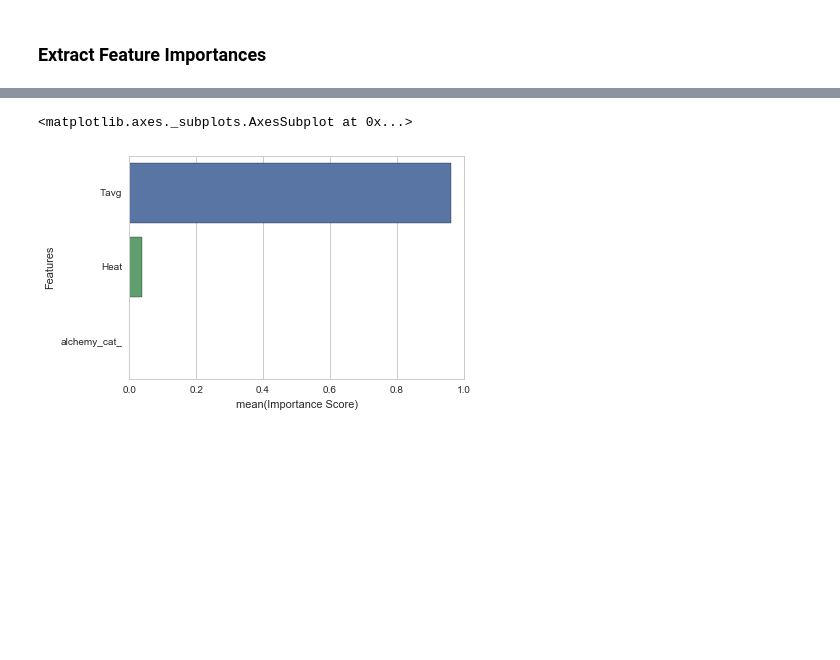
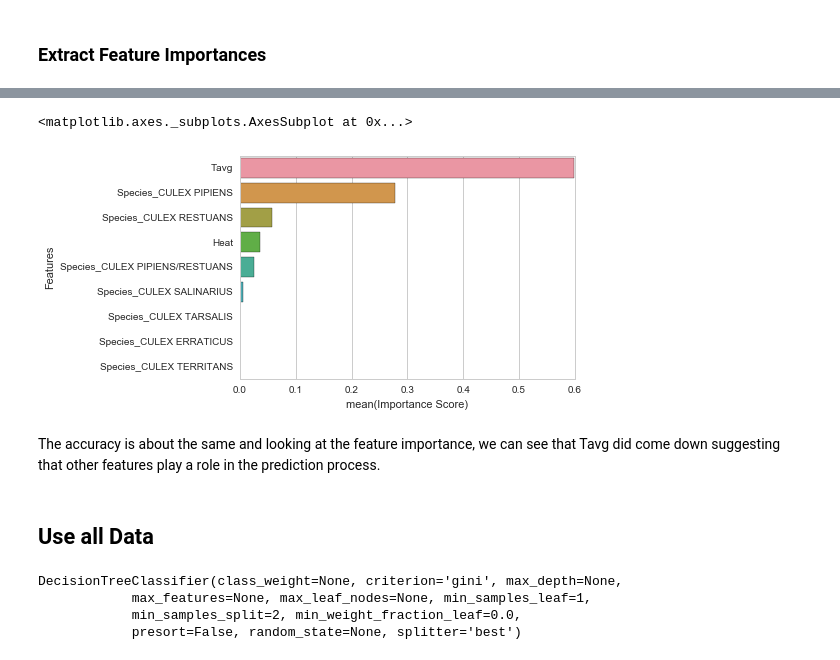
Before and after one commit to rhsu0268/West-Nile-Virus, a Jupyter notebook: Random_Forest.ipynb, the cells around one changed output, grey strips where cells are left out. Cells and saved outputs as stored; diff of their text form; code cells hidden in the pictures; blank space fills up the shorter version.

Commit message:
Added notes to the Random Forest model

```diff
--- a/Random_Forest.ipynb
+++ b/Random_Forest.ipynb
@@ -331,0 +372,6 @@ def combine_dummies(dummy_prefixes):
+# %%
+# Instantiate model using default params
+tm = tree.DecisionTreeClassifier(max_depth=2, min_samples_leaf=5)
+
+# Train model on training set
+tm.fit(X_train, y_train)
@@ -331,0 +392,6 @@ def combine_dummies(dummy_prefixes):
+# %%
+# Instantiate model
+rf = ensemble.RandomForestClassifier(n_estimators=50)
+
+# Train model on training set
+rf.fit(X_train, y_train)
@@ -332,15 +471,47 @@ def combine_dummies(dummy_prefixes):
 # %%
-# Plot importances with dummy features combined
-feature_names = X.columns
+# Plot importances for all features
+features = X.columns
 feature_importances = rf.feature_importances_
 
-feature_dict = dict(zip(feature_names, feature_importances))
-feature_dict = combine_dummies(feature_dummy_prefixes)
-
-features_df = pd.DataFrame(feature_dict.items(), columns=['Features', 'Importance Score'])
+features_df = pd.DataFrame({'Features': features, 'Importance Score': feature_importances})
 features_df.sort_values('Importance Score', inplace=True, ascending=False)
 
 sns.barplot(y='Features', x='Importance Score', data=features_df)
 # %% [output]
 <matplotlib.axes._subplots.AxesSubplot at 0x...>
-[figure, old version]
+[figure, new version]
+# %% [markdown]
+The accuracy is about the same and looking at the feature importance, we can see that Tavg did come down suggesting that other features play a role in the prediction process.
+# %% [markdown]
+## Use all Data
+# %%
+# Set features to use
+features = ['Tavg', 'Heat'] + \
+           filter(lambda x: x.startswith('Species_'), EDA.final_numeric_data.columns)
+
+# Set target variable name
+target = 'WnvPresent'
+
+# Set X and y
+X_train = EDA.final_numeric_data[features]
+y_train = EDA.final_numeric_data[target]
+
+# Create separate training and test sets with 60/40 train/test split
+#X_train, X_test, y_train, y_test = cross_validation.train_test_split(X, y, test_size=0.4, random_state=42)
+
+# Instantiate model using default params
+tm = tree.DecisionTreeClassifier()
+
+# Train model on training set
+tm.fit(X_train, y_train)
+
+# Evaluate accuracy of model on test set
+#print "Accuracy: %0.3f" % tm.score(X, y_test)
+
+# Evaluate ROC AUC score of model on test set
+#print 'ROC AUC: %0.3f' % metrics.roc_auc_score(y_test, tm.predict_proba(X_test)[:,1])
+# %% [output]
+DecisionTreeClassifier(class_weight=None, criterion='gini', max_depth=None,
+            max_features=None, max_leaf_nodes=None, min_samples_leaf=1,
+            min_samples_split=2, min_weight_fraction_leaf=0.0,
+            presort=False, random_state=None, splitter='best')
```
Also changed, not shown: parts of 25 cells of this notebook, 2 other files.
